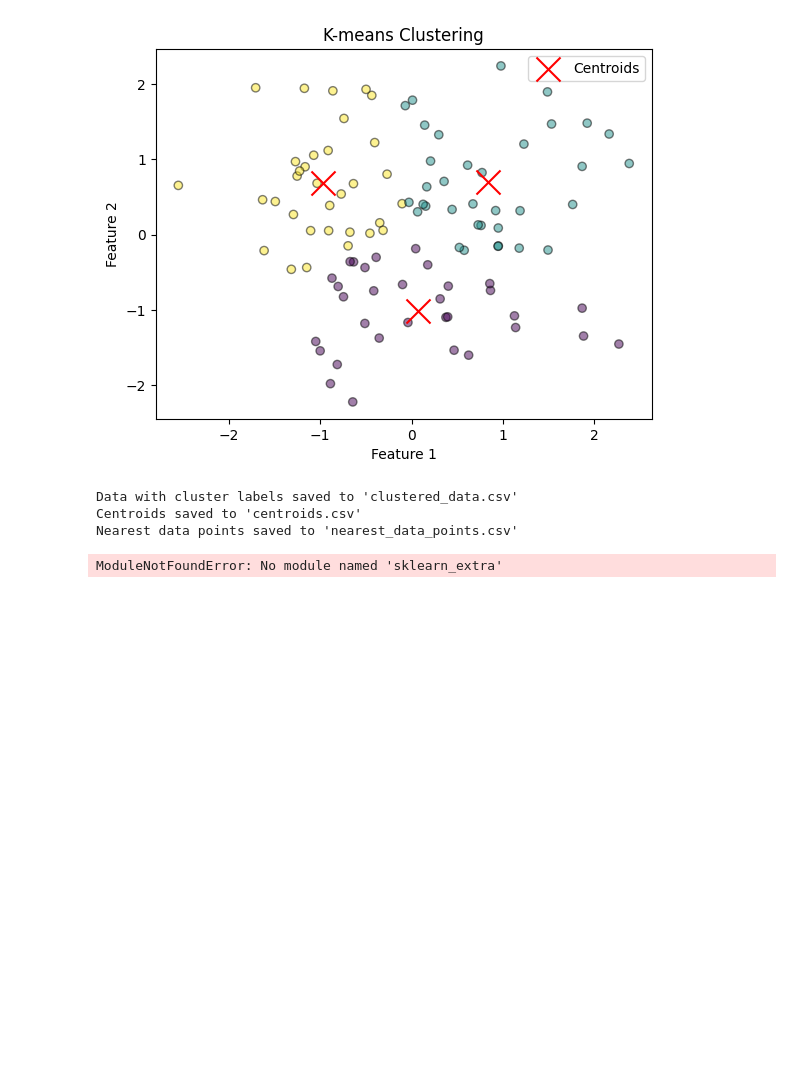
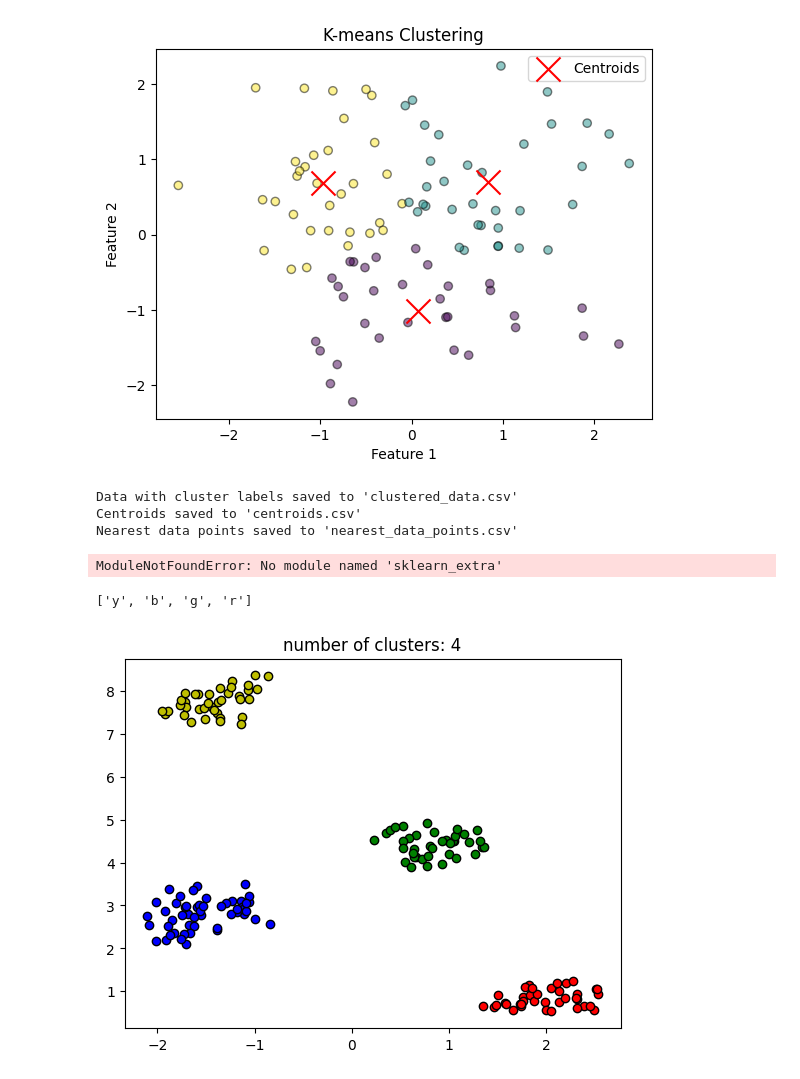
Before and after one commit to Karthikeyan2420/machinelearning24, a Jupyter notebook: ml10.ipynb, the cells around one changed output. Drawn from its saved outputs; the diff is of its cells as text; code cells hidden in the pictures; blank space fills up the shorter version.

```diff
--- a/ml10.ipynb
+++ b/ml10.ipynb
@@ -136,3 +136,51 @@ plt.title('K-Medoids Clustering')
 plt.show()
 # %% [output]
 ModuleNotFoundError: No module named 'sklearn_extra'
+# %%
+#DBSCAN - Density-Based Spatial Clustering of Applications with Noise.
+import matplotlib.pyplot as plt
+import numpy as np
+from sklearn.cluster import DBSCAN
+from sklearn import metrics
+from sklearn.datasets import make_blobs
+from sklearn.preprocessing import StandardScaler
+from sklearn import datasets
+# Load data in X
+X, y_true = make_blobs(n_samples=300, centers=4,
+					cluster_std=0.50, random_state=0)
+db = DBSCAN(eps=0.3, min_samples=10).fit(X)
+core_samples_mask = np.zeros_like(db.labels_, dtype=bool)
+core_samples_mask[db.core_sample_indices_] = True
+labels = db.labels_
+
+# Number of clusters in labels, ignoring noise if present.
+n_clusters_ = len(set(labels)) - (1 if -1 in labels else 0)
+
+# Plot result
+
+# Black removed and is used for noise instead.
+unique_labels = set(labels)
+colors = ['y', 'b', 'g', 'r']
+print(colors)
+for k, col in zip(unique_labels, colors):
+	if k == -1:
+		# Black used for noise.
+		col = 'k'
+
+	class_member_mask = (labels == k)
+
+	xy = X[class_member_mask & core_samples_mask]
+	plt.plot(xy[:, 0], xy[:, 1], 'o', markerfacecolor=col,
+			markeredgecolor='k',
+			markersize=6)
+
+	xy = X[class_member_mask & ~core_samples_mask]
+	plt.plot(xy[:, 0], xy[:, 1], 'o', markerfacecolor=col,
+			markeredgecolor='k',
+			markersize=6)
+
+plt.title('number of clusters: %d' % n_clusters_)
+plt.show()
+# %% [output]
+['y', 'b', 'g', 'r']
+[figure, added]
```
